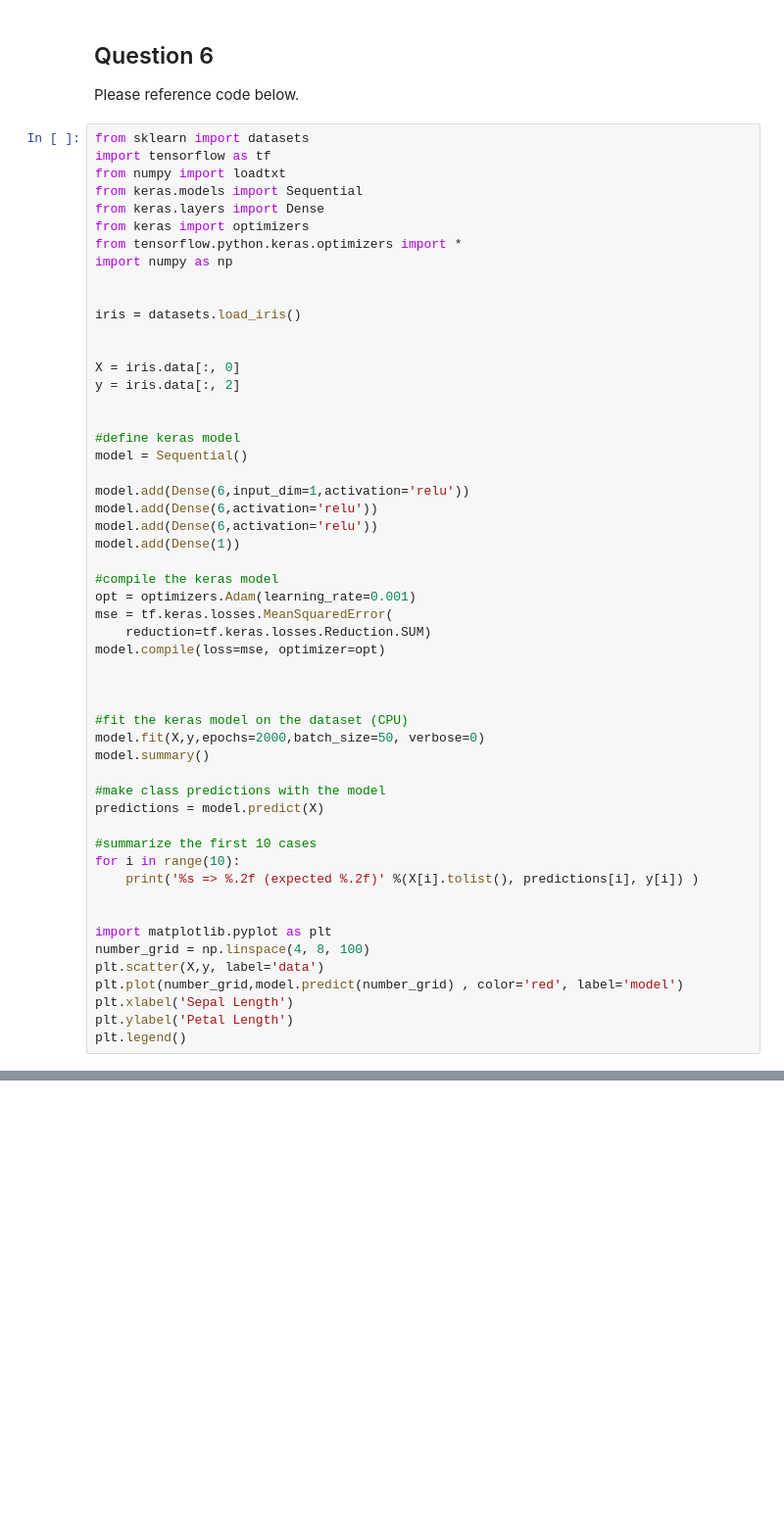
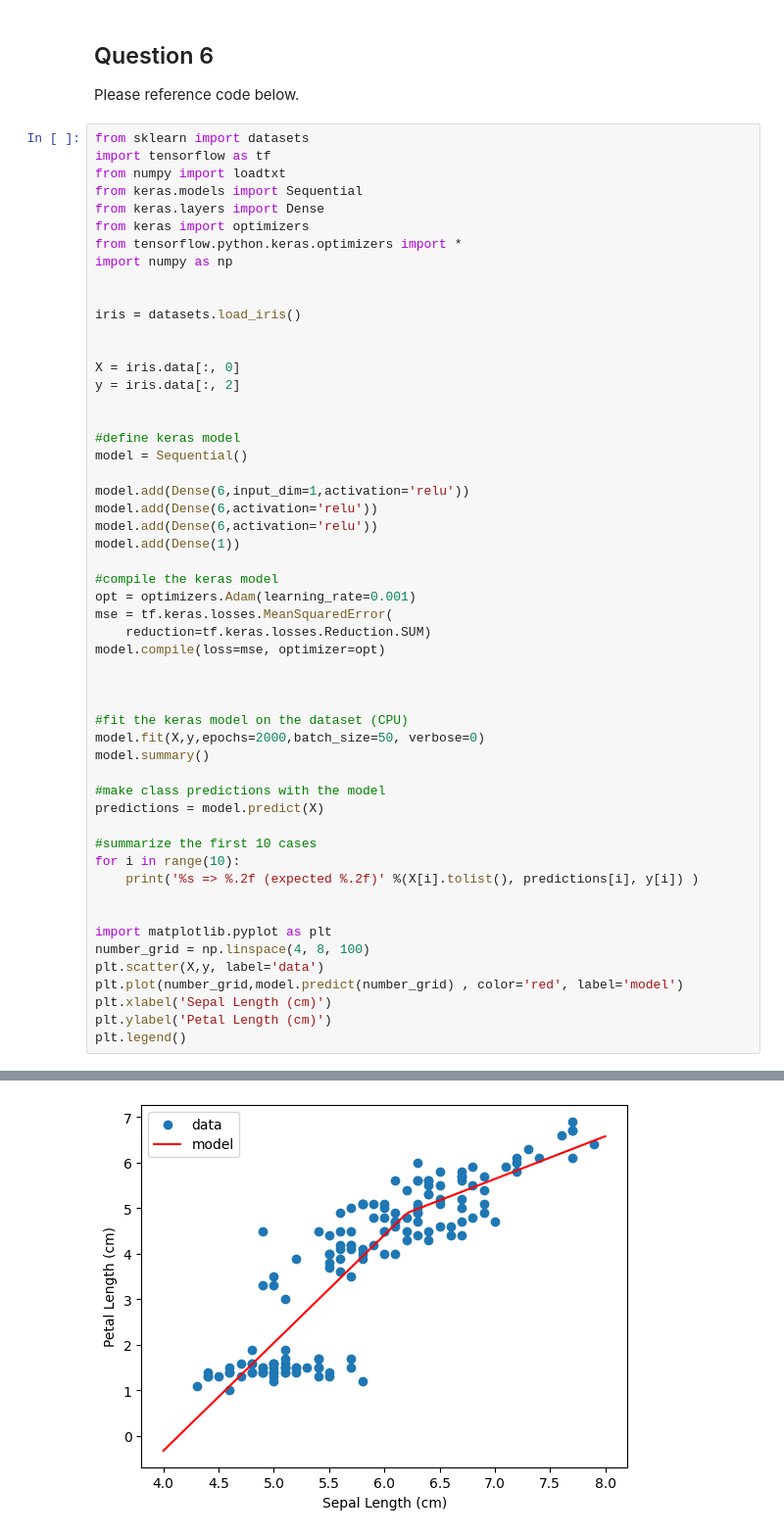
Before and after one commit to jolied-14/MLE-F2025, a Jupyter notebook: Homework1.ipynb, the cells around one changed output, grey strips where cells are left out. Shown: that part at 98% size. Drawn from its saved outputs; the diff is of its cells as text; blank space fills up the shorter version.

```diff
--- a/Homework1.ipynb
+++ b/Homework1.ipynb
@@ -235,6 +252,7 @@ import matplotlib.pyplot as plt
 number_grid = np.linspace(4, 8, 100)
 plt.scatter(X,y, label='data')
 plt.plot(number_grid,model.predict(number_grid) , color='red', label='model')
-plt.xlabel('Sepal Length')
-plt.ylabel('Petal Length')
+plt.xlabel('Sepal Length (cm)')
+plt.ylabel('Petal Length (cm)')
 plt.legend()
+# %% [output]
@@ -240,0 +288 @@ plt.legend()
+[figure, added]
```
Also changed, not shown: parts of 3 cells of this notebook.
